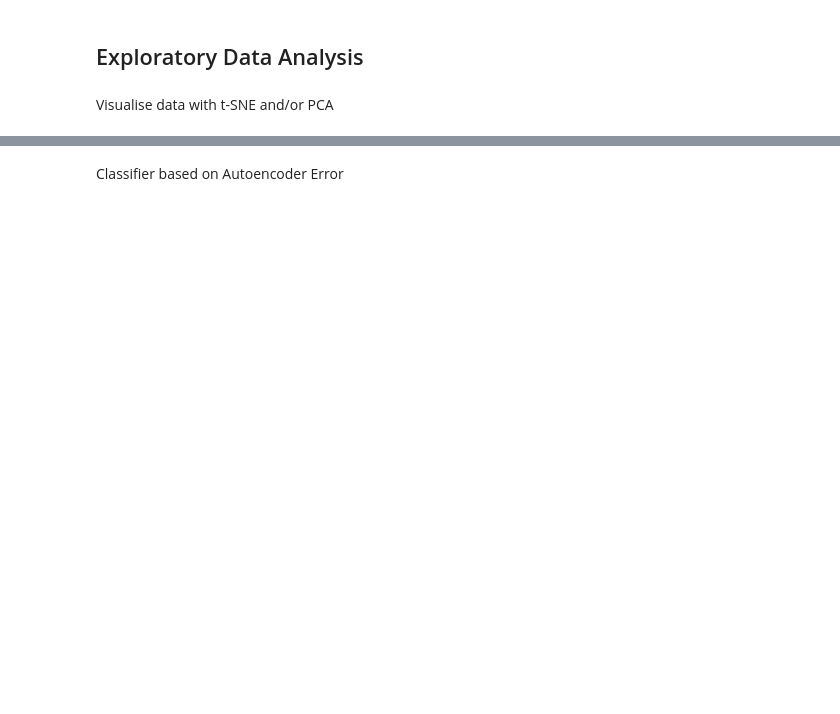
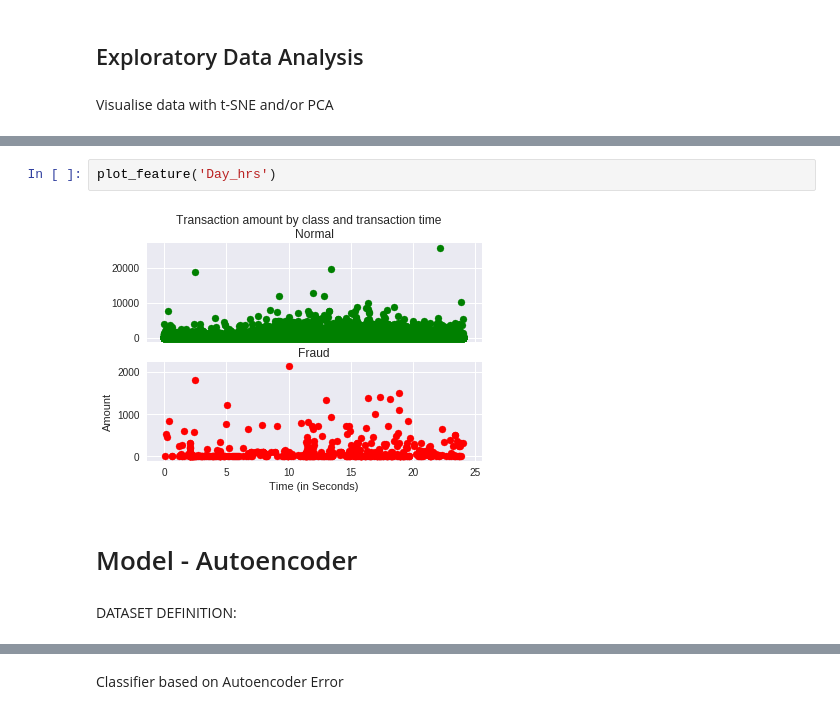
Before and after one commit to TomaszKaleczyc/fraud_detector, a Jupyter notebook: fraud_detector.ipynb, the cells around one changed output, grey strips where cells are left out. Cells and saved outputs as stored; diff of their text form; blank space fills up the shorter version.

```diff
--- a/fraud_detector.ipynb
+++ b/fraud_detector.ipynb
@@ -139,0 +205,8 @@ Autoencoder
+# %%
+plot_feature('Day_hrs')
+# %% [output]
+[figure, added]
+# %% [markdown]
+# Model - Autoencoder
+# %% [markdown]
+DATASET DEFINITION:
```
Also changed, not shown: parts of 26 cells of this notebook.
